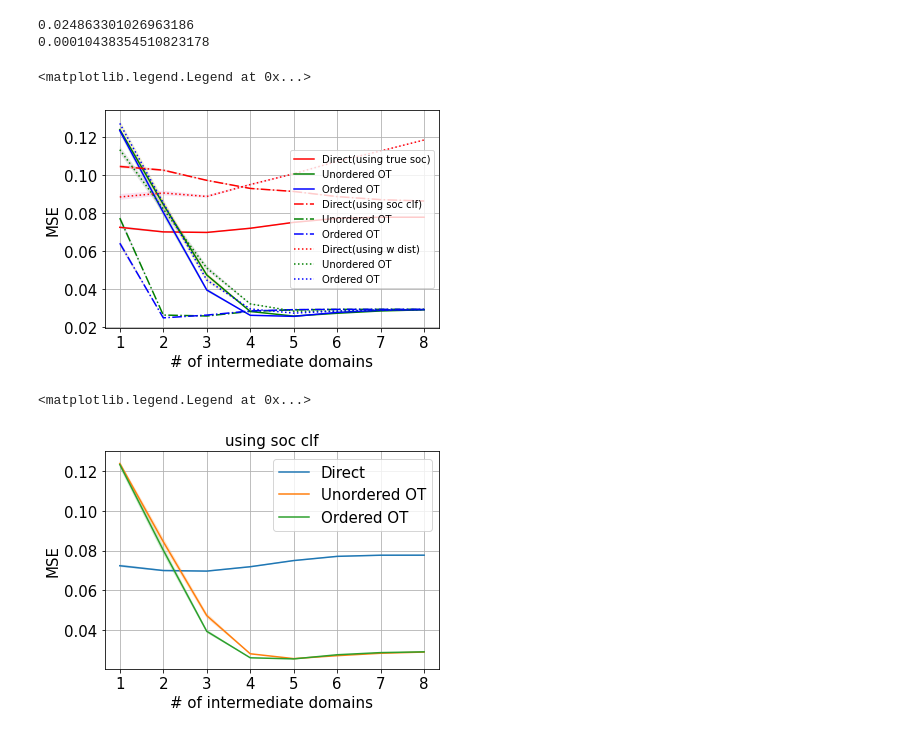
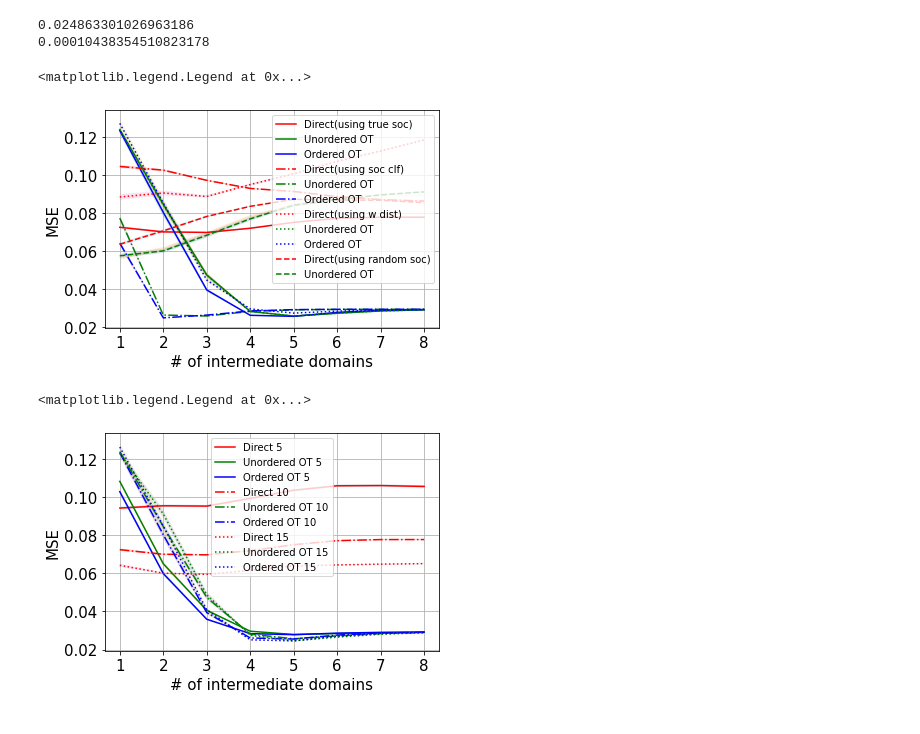
Before and after one commit to hbing-l/original-cdot, a Jupyter notebook: battery_seq_nosoc.ipynb, the cells around one changed output. Drawn from its saved outputs; the diff is of its cells as text; code cells hidden in the pictures.

```diff
--- a/battery_seq_nosoc.ipynb
+++ b/battery_seq_nosoc.ipynb
@@ -410,6 +410,15 @@ plt.fill_between(x, data['mean_direct'] - data['var_direct'], data['mean_direct'
 plt.fill_between(x, data['mean_unorder'] - data['var_unorder'], data['mean_unorder'] + data['var_unorder'], alpha = 0.2)
 plt.fill_between(x, data['mean_order'] - data['var_order'], data['mean_order'] + data['var_order'], alpha = 0.2)
 
+data = pd.read_csv('soc_random_10.csv')
+x = range(1, len(data['mean_direct']) + 1)
+plt.plot(x, data['mean_direct'], '--', color = 'r', label = 'Direct(using random soc)')
+plt.plot(x, data['mean_unorder'], '--', color = 'g', label = 'Unordered OT')
+# plt.plot(x, data['mean_order'], '--', color = 'b', label = 'Ordered OT')
+plt.fill_between(x, data['mean_direct'] - data['var_direct'], data['mean_direct'] + data['var_direct'], alpha = 0.2)
+plt.fill_between(x, data['mean_unorder'] - data['var_unorder'], data['mean_unorder'] + data['var_unorder'], alpha = 0.2)
+plt.fill_between(x, data['mean_order'] - data['var_order'], data['mean_order'] + data['var_order'], alpha = 0.2)
+
 plt.grid()
 plt.xlabel('# of intermediate domains', fontsize = 15)
 plt.ylabel('MSE', fontsize = 15)
@@ -420,28 +429,46 @@ plt.legend()
 # plt.savefig('./pics/dgprwomlp5.png', dpi=500, bbox_inches='tight')
 # %% [output]
 <matplotlib.legend.Legend at 0x...>
-[figure, old version]
+[figure, new version]
 # %%
 import pandas as pd
 import matplotlib.pyplot as plt
 import numpy as np
-data = pd.read_csv('soc_soc_10.csv')
-plt.grid()
+data = pd.read_csv('soc_soc_5.csv')
 x = range(1, len(data['mean_direct']) + 1)
-plt.plot(x, data['mean_direct'], label = 'Direct')
-plt.plot(x, data['mean_unorder'], label = 'Unordered OT')
-plt.plot(x, data['mean_order'], label = 'Ordered OT')
+plt.plot(x, data['mean_direct'], color = 'r', label = 'Direct 5')
+plt.plot(x, data['mean_unorder'], color = 'g', label = 'Unordered OT 5')
+plt.plot(x, data['mean_order'], color = 'b', label = 'Ordered OT 5')
 plt.fill_between(x, data['mean_direct'] - data['var_direct'], data['mean_direct'] + data['var_direct'], alpha = 0.2)
 plt.fill_between(x, data['mean_unorder'] - data['var_unorder'], data['mean_unorder'] + data['var_unorder'], alpha = 0.2)
 plt.fill_between(x, data['mean_order'] - data['var_order'], data['mean_order'] + data['var_order'], alpha = 0.2)
 
+data = pd.read_csv('soc_soc_10.csv')
+x = range(1, len(data['mean_direct']) + 1)
+plt.plot(x, data['mean_direct'], '-.', color = 'r', label = 'Direct 10')
+plt.plot(x, data['mean_unorder'], '-.', color = 'g', label = 'Unordered OT 10')
+plt.plot(x, data['mean_order'], '-.', color = 'b', label = 'Ordered OT 10')
+plt.fill_between(x, data['mean_direct'] - data['var_direct'], data['mean_direct'] + data['var_direct'], alpha = 0.2)
+plt.fill_between(x, data['mean_unorder'] - data['var_unorder'], data['mean_unorder'] + data['var_unorder'], alpha = 0.2)
+plt.fill_between(x, data['mean_order'] - data['var_order'], data['mean_order'] + data['var_order'], alpha = 0.2)
+
+data = pd.read_csv('soc_soc_15.csv')
+x = range(1, len(data['mean_direct']) + 1)
+plt.plot(x, data['mean_direct'], ':', color = 'r', label = 'Direct 15')
+plt.plot(x, data['mean_unorder'], ':', color = 'g', label = 'Unordered OT 15')
+plt.plot(x, data['mean_order'], ':', color = 'b', label = 'Ordered OT 15')
+plt.fill_between(x, data['mean_direct'] - data['var_direct'], data['mean_direct'] + data['var_direct'], alpha = 0.2)
+plt.fill_between(x, data['mean_unorder'] - data['var_unorder'], data['mean_unorder'] + data['var_unorder'], alpha = 0.2)
+plt.fill_between(x, data['mean_order'] - data['var_order'], data['mean_order'] + data['var_order'], alpha = 0.2)
+
+plt.grid()
 plt.xlabel('# of intermediate domains', fontsize = 15)
 plt.ylabel('MSE', fontsize = 15)
-plt.title('using true soc', fontsize = 15)
+# plt.title('using true soc', fontsize = 15)
 plt.xticks(fontsize=15)
 plt.yticks(fontsize=15)
-plt.legend(fontsize=15)
+plt.legend()
 # plt.savefig('./pics/dgprwomlp5.png', dpi=500, bbox_inches='tight')
 # %% [output]
 <matplotlib.legend.Legend at 0x...>
-[figure, old version]
+[figure, new version]
```
Also changed, not shown: 6 other files.
